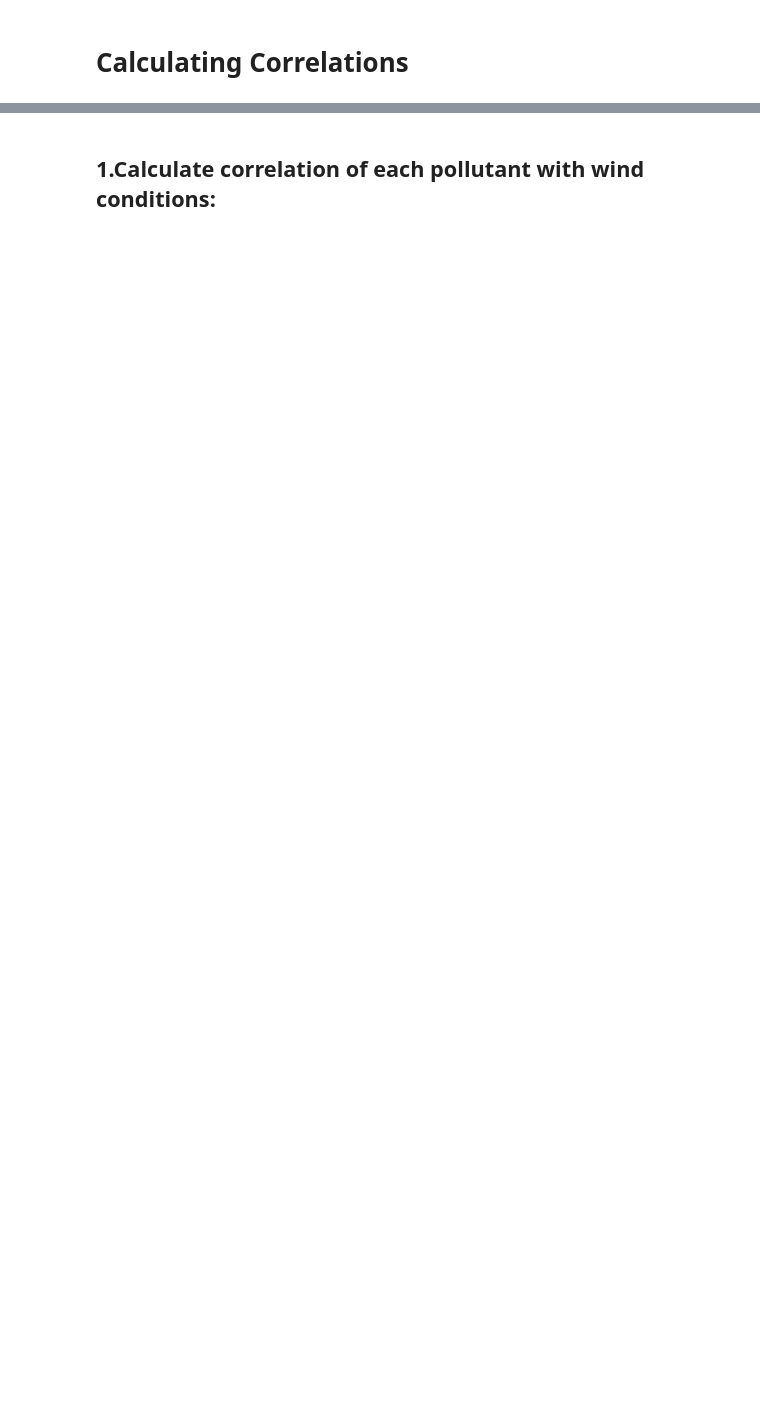
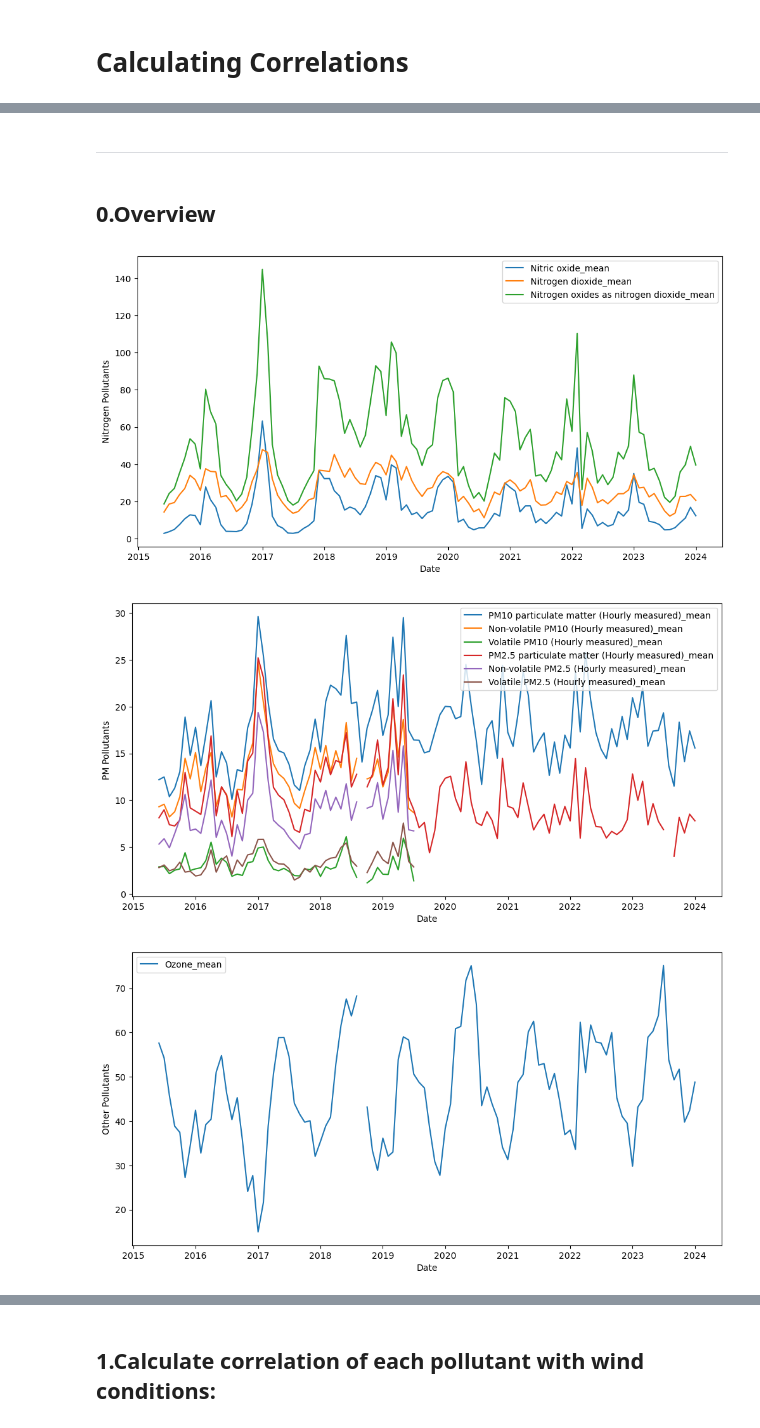
Before and after one commit to Elham-Pournezhadian/IGP-repo, a Jupyter notebook: Correlation.ipynb, the cells around one changed output, grey strips where cells are left out. Drawn from its saved outputs; the diff is of its cells as text; code cells hidden in the pictures; blank space fills up the shorter version.

```diff
--- a/Correlation.ipynb
+++ b/Correlation.ipynb
@@ -131,0 +101,4 @@ winds = ['Modelled Wind Direction', 'Modelled Wind Speed', 'Modelled Temperature
+# %%
+def generate_column_list (columns,measurement):
+    column_list = [col + '_' + measurement for col in columns]
+    return column_list
@@ -131,0 +114,9 @@ winds = ['Modelled Wind Direction', 'Modelled Wind Speed', 'Modelled Temperature
+# %%
+def plot_measurements(measurements, ylabel):
+    plt.figure(figsize=(12, 6))
+    for col in measurements:
+        plt.plot(merged_df['Date'], merged_df[col], label=col)
+    plt.ylabel(ylabel)
+    plt.legend(loc='upper right')
+    plt.xlabel('Date')
+    plt.show()
@@ -147,0 +202,13 @@ winds_measurement                = [wind + '_' + measurement for wind in winds]
+# %% [markdown]
+-----------------------------
+# %% [markdown]
+## 0.Overview
+# %%
+plot_measurements(nitrogen_pollutants_measurement, 'Nitrogen Pollutants')
+plot_measurements(pm_pollutants_measurement, 'PM Pollutants')
+plot_measurements(other_pollutants_measurement, 'Other Pollutants')
+plot_measurements(weather_measurement, 'Weather')
+# %% [output]
+[figure, added]
+[figure, added]
+[figure, added]
```
Also changed, not shown: parts of 45 cells of this notebook.
